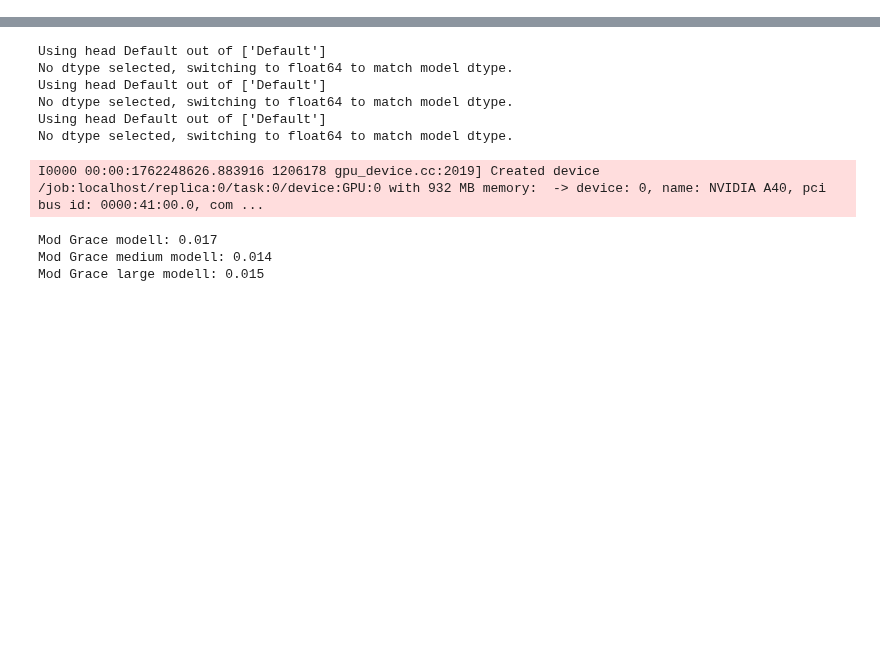
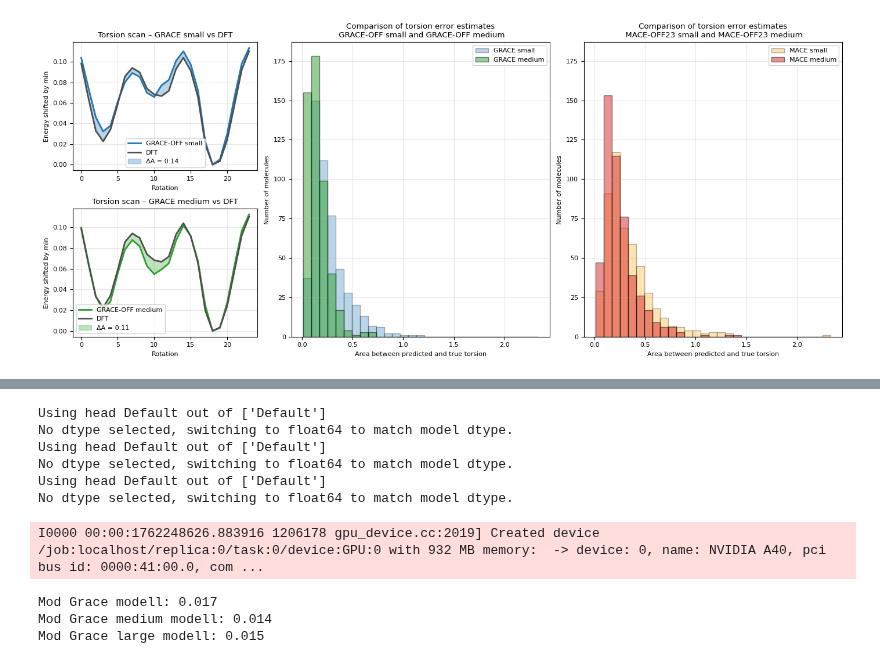
Before and after one commit to heid-lab/grace-off, a Jupyter notebook: analysis/torsions.ipynb, the cells around one changed output, grey strips where cells are left out. Saved outputs shown, nothing was run; the diff lists cells and outputs as text; code cells hidden in the pictures; blank space fills up the shorter version.

```diff
--- a/analysis/torsions.ipynb
+++ b/analysis/torsions.ipynb
@@ -79,0 +265,4 @@ plt.legend()
+# %%
+error_trapez_grace_small, error_trapez_grace_medium, _ = get_area_error_grace(True, True, False)
+# %%
+error_trapez_mace_small, error_trapez_mace_medium, _ = get_area_error_mace(True, True, False)
@@ -80,3 +292,86 @@ plt.legend()
+# %%
+torsion_energies_small, torsion_energies_medium = get_single_torsion(0, True, True)
+# %%
+import numpy as np
+import matplotlib.pyplot as plt
+from matplotlib.gridspec import GridSpec
+
+# Farben
+color_small = "#1f77b4"   # Blau
+color_medium = "#2ca02c"  # Grün
+color_dft = "#4d4d4d"     # Dunkelgrau
+
+# Daten vorbereiten
+x = np.arange(len(torsion_energies_small))
+torsion_small = np.asarray(torsion_energies_small) - np.min(np.asarray(torsion_energies_small))
+torsion_med   = np.asarray(torsion_energies_medium) - np.min(np.asarray(torsion_energies_medium))
+dft          = np.asarray(data_tnet[smiles]["dft total energy"]) * 27.211386245988
+dft          = dft - np.min(dft)
+
+area_small = np.trapz(np.abs(torsion_small - dft), x)
+area_medium= np.trapz(np.abs(torsion_med - dft), x)
+
+
+
+# Layout: 2 Zeilen, 2 Spalten, rechte Spalte breiter
+fig = plt.figure(figsize=(14, 6))
+gs = GridSpec(2, 3, figure=fig, width_ratios=[1, 1.4, 1.4])
+
+# --- Linke obere Hälfte: GRACE small vs DFT ---
+ax1 = fig.add_subplot(gs[0, 0])
+ax1.plot(x, torsion_small, color=color_small, label="GRACE-OFF small", linewidth=2)
+ax1.plot(x, dft, color=color_dft, label="DFT", linewidth=2)
+ax1.fill_between(x, torsion_small, dft, color=color_small, alpha=0.3, label=f"ΔA = {area_small:.2f}")
+ax1.set_xlabel("Rotation")
+ax1.set_ylabel("Energy shifted by min")
+ax1.set_title("Torsion scan – GRACE small vs DFT")
+ax1.legend()
+ax1.grid(True, alpha=0.3)
+
+# --- Linke untere Hälfte: GRACE medium vs DFT ---
+ax2 = fig.add_subplot(gs[1, 0])
+ax2.plot(x, torsion_med, color=color_medium, label="GRACE-OFF medium", linewidth=2)
+ax2.plot(x, dft, color=color_dft, label="DFT", linewidth=2)  # gleiche Farbe wie oben
+ax2.fill_between(x, torsion_med, dft, color=color_medium, alpha=0.3, label=f"ΔA = {area_medium:.2f}")
+ax2.set_xlabel("Rotation")
+ax2.set_ylabel("Energy shifted by min")
+ax2.set_title("Torsion scan – GRACE medium vs DFT")
+ax2.legend()
+ax2.grid(True, alpha=0.3)
+
+
+# Gemeinsame x-Achse für Histogramme
+x_min = min(np.min(error_trapez_grace_small), np.min(error_trapez_grace_medium),
+            np.min(error_trapez_mace_small), np.min(error_trapez_mace_medium))
+x_max = max(np.max(error_trapez_grace_small), np.max(error_trapez_grace_medium),
+            np.max(error_trapez_mace_small), np.max(error_trapez_mace_medium))
+
+bar_width = 0.08  # Breite der Bars
+bins = np.arange(x_min, x_max + bar_width, bar_width)  # Grenzen für alle Histogramme
+
+# --- Rechte Seite (über beide Zeilen): Histogramm ---
+ax3 = fig.add_subplot(gs[:, 1])
+ax3.hist(error_trapez_grace_small, bins=bins, color=color_small, edgecolor='black', alpha=0.3, label='GRACE small')
+ax3.hist(error_trapez_grace_medium, bins=bins, color=color_medium, edgecolor='black', alpha=0.5, label='GRACE medium')
+ax3.set_xlabel("Area between predicted and true torsion")
+ax3.set_ylabel("Number of molecules")
+ax3.set_title("Comparison of torsion error estimates\n GRACE-OFF small and GRACE-OFF medium")
+ax3.legend()
+ax3.grid(True, alpha=0.3)
+
+ax4 = fig.add_subplot(gs[:, 2], sharex=ax3, sharey=ax3)
+ax4.hist(error_trapez_mace_small, bins=bins, color='orange', edgecolor='black', alpha=0.3, label='MACE small')
+ax4.hist(error_trapez_mace_medium, bins=bins, color='tab:red', edgecolor='black', alpha=0.5, label='MACE medium')
+ax4.set_xlabel("Area between predicted and true torsion")
+ax4.set_ylabel("Number of molecules")
+ax4.set_title("Comparison of torsion error estimates\n MACE-OFF23 small and MACE-OFF23 medium")
+ax4.legend()
+ax4.grid(True, alpha=0.3)
+
+plt.tight_layout()
+plt.show()
+# %% [output]
+[figure, added]
 # %%
 symbols = [chemical_symbols[int(z)] for z in Z]
 dft_energies = data[key]["dft total energy"][:] * 27.211386245988
```
Also changed, not shown: parts of 10 cells of this notebook.
